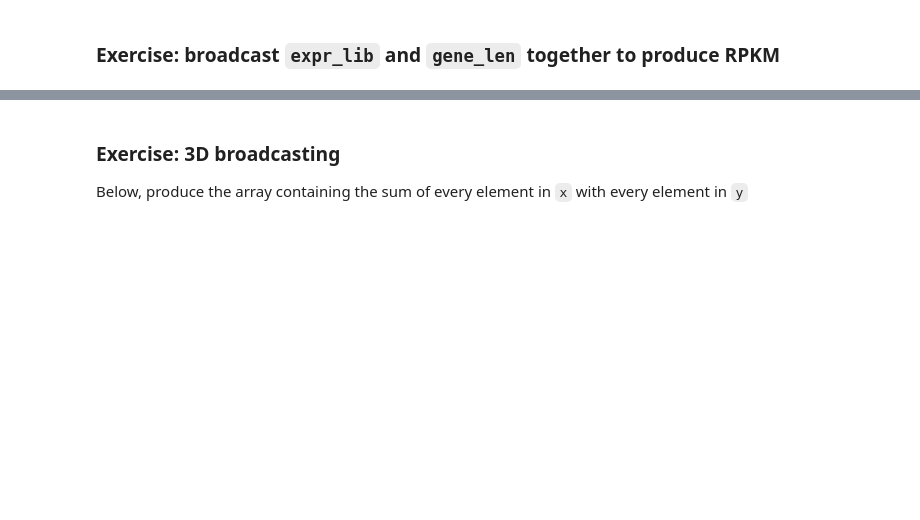
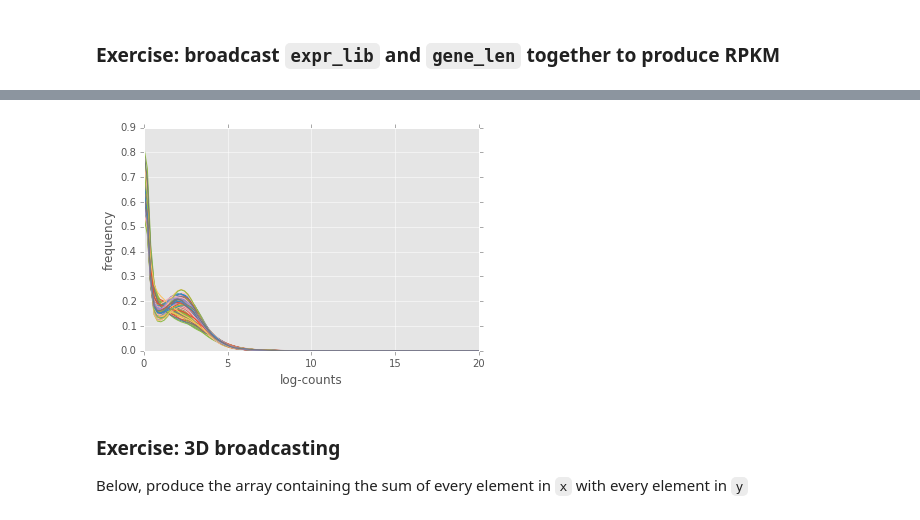
Before and after one commit to jni/aspp2015, a Jupyter notebook: Advanced NumPy Patterns.ipynb, the cells around one changed output, grey strips where cells are left out. Cells and saved outputs as stored; diff of their text form; code cells hidden in the pictures; blank space fills up the shorter version.

```diff
--- a/Advanced NumPy Patterns.ipynb
+++ b/Advanced NumPy Patterns.ipynb
@@ -94,3 +285,8 @@ lib_size = np.sum(expr, axis=0)
 ### Exercise
 
 Generate a 10 x 3 array of random numbers. From each row, pick the number closest to 0.75. Make use of np.abs and np.argmax to find the column j which contains the closest element in each row.
+# %%
+x = np.random.rand(10, 3)
+idx = np.argmin(np.abs(x - 0.75), axis=1)
+print(idx)
+x[np.arange(10), idx]
@@ -123,5 +335,5 @@ print(gene_len.shape)
 # %%
-rpkm = expr_lib  # FIX THIS
+rpkm = expr_lib / np.reshape(gene_len, (20500, 1)) * 1e3 # FIX THIS
 # %%
 from matplotlib import pyplot as plt
 from scipy import stats
@@ -152,5 +366,7 @@ plot_col_density(np.log(expr+1))
 # %%
-plot_col_density(np.log(rpkm + 1), xlim=(0, 250))
+plot_col_density(np.log(rpkm + 1), xlim=(0, 20))
+# %% [output]
+[figure, added]
 # %% [markdown]
 ### Exercise: 3D broadcasting
 
```
Also changed, not shown: parts of 47 cells of this notebook, 2 other files.
